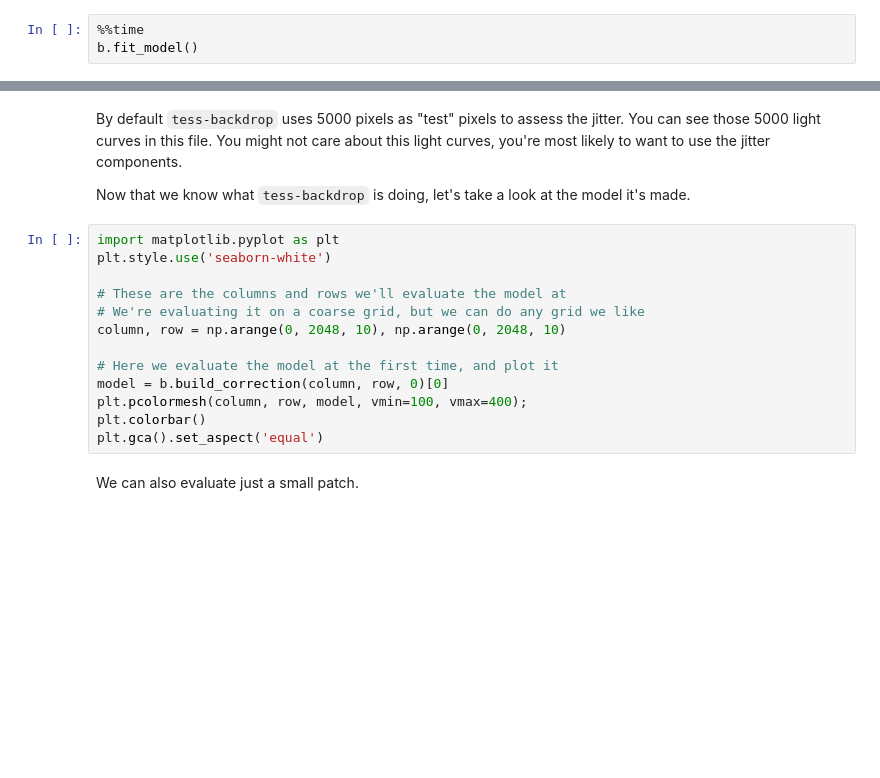
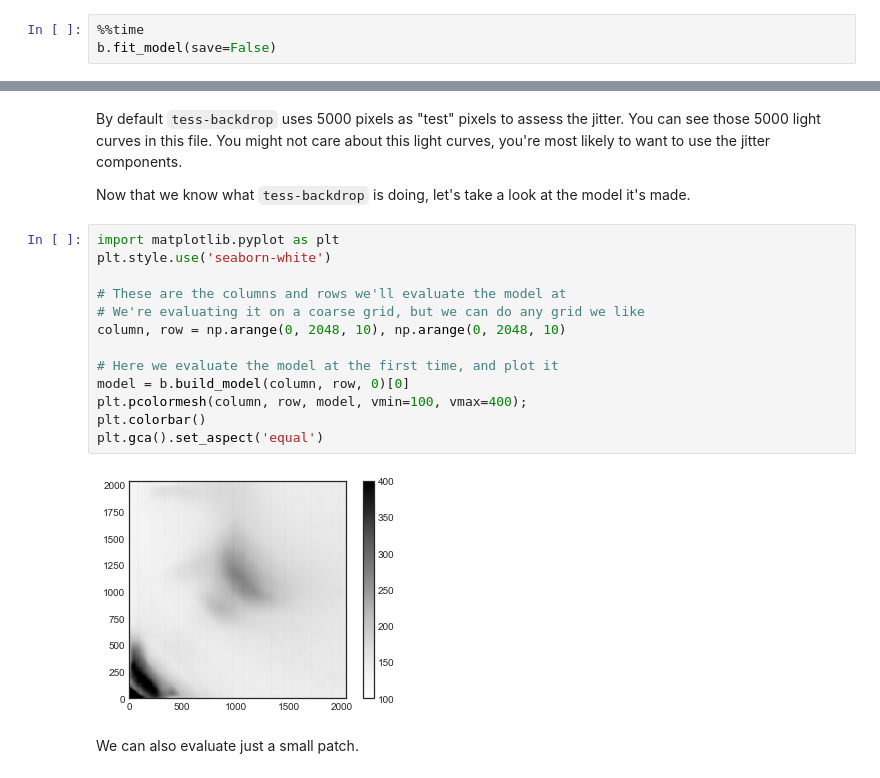
Before and after one commit to SSDataLab/tess-backdrop, a Jupyter notebook: docs/fit-model-example.ipynb, the cells around one changed output, grey strips where cells are left out. Saved outputs shown, nothing was run; the diff lists cells and outputs as text; blank space fills up the shorter version.

```diff
--- a/docs/fit-model-example.ipynb
+++ b/docs/fit-model-example.ipynb
@@ -25,4 +25,4 @@ In this example, I'm going to fit 500 FFI files, but you can fit as many as you
 b = tbd.BackDrop(fnames=fnames[:500])
 # %%
 %%time
-b.fit_model()
+b.fit_model(save=False)
@@ -75,16 +115,18 @@ Now that we know what `tess-backdrop` is doing, let's take a look at the model i
 # %%
 import matplotlib.pyplot as plt
 plt.style.use('seaborn-white')
 
 # These are the columns and rows we'll evaluate the model at
 # We're evaluating it on a coarse grid, but we can do any grid we like
 column, row = np.arange(0, 2048, 10), np.arange(0, 2048, 10)
 
 # Here we evaluate the model at the first time, and plot it
-model = b.build_correction(column, row, 0)[0]
+model = b.build_model(column, row, 0)[0]
 plt.pcolormesh(column, row, model, vmin=100, vmax=400);
 plt.colorbar()
 plt.gca().set_aspect('equal')
+# %% [output]
+[figure, added]
 # %% [markdown]
 We can also evaluate just a small patch.
 # %%
```
Also changed, not shown: parts of 11 cells of this notebook, 13 other files.
